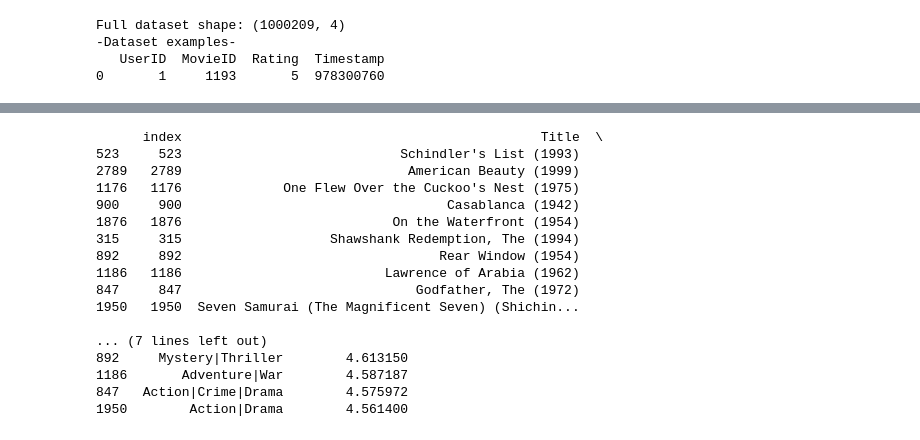
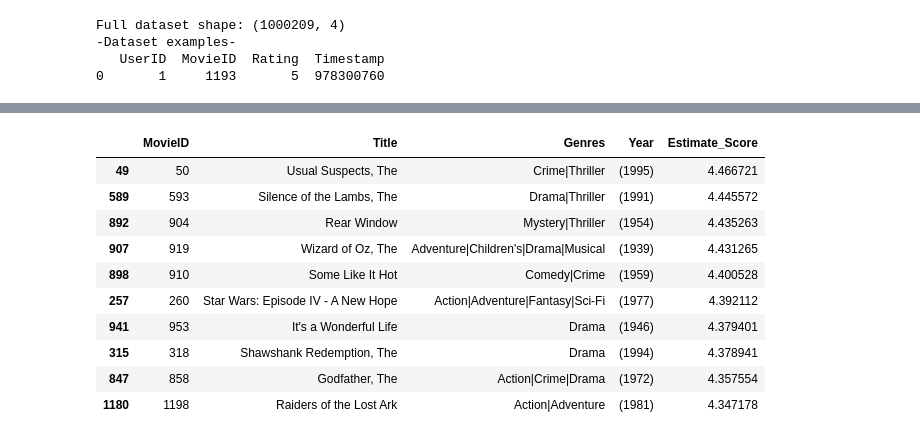
Before and after one commit to 10samarth/Movie-Recommendations, a Jupyter notebook: Notebook/Collaborative filtering.ipynb, the cells around one changed output, grey strips where cells are left out. Cells and saved outputs as stored; diff of their text form; code cells hidden in the pictures.

```diff
--- a/Notebook/Collaborative filtering.ipynb
+++ b/Notebook/Collaborative filtering.ipynb
@@ -303,0 +326,5 @@ reader = Reader()
+# %%
+df_new = movies.copy()
+df_new['Year'] = df_new['Title'].str[-6:]
+df_new['Title'] = df_new['Title'].str[:-7]
+df_new
@@ -332 +377,14 @@ Test time         0.86    1.64    1.38    1.25    1.41    1.31    0.26
+# %%
+def prediction(val):
+    user = df_new.copy()
+    user = user.reset_index()
+    user = user[~user['MovieID'].isin(drop_movie_list)]
+    data = Dataset.load_from_df(ratings[['UserID', 'MovieID', 'Rating']], reader)
+    trainset = data.build_full_trainset()
+    svd.fit(trainset)
+    user['Estimate_Score'] = user['MovieID'].apply(lambda x: svd.predict(val, x).est)
+    user = user.drop('index', axis = 1)
+    user = user.sort_values('Estimate_Score', ascending=False)
+    first_10 = user.head(10)
+    return first_10
 # %%
@@ -399,38 +405,14 @@ print(user_785314.head(10))
-# %%
-user_2000 = movies.copy()
-user_2000 = user_2000.reset_index()
-f = ['count','mean']
-df_movie_summary = dfcllb.groupby('MovieID')['Rating'].agg(f)
-df_movie_summary.index = df_movie_summary.index.map(int)
-movie_benchmark = round(df_movie_summary['count'].quantile(0.8),0)
-drop_movie_list = df_movie_summary[df_movie_summary['count'] < movie_benchmark].index
-user_2000 = user_2000[~user_2000['MovieID'].isin(drop_movie_list)]
-data = Dataset.load_from_df(ratings[['UserID', 'MovieID', 'Rating']], reader)
-
-trainset = data.build_full_trainset()
-svd.fit(trainset)
-
-user_2000['Estimate_Score'] = user_2000['MovieID'].apply(lambda x: svd.predict(2000, x).est)
-
-user_2000 = user_2000.drop('MovieID', axis = 1)
-
-user_2000 = user_2000.sort_values('Estimate_Score', ascending=False)
-print(user_2000.head(10))
-# %% [output]
-      index                                              Title  \
-523     523                            Schindler's List (1993)
-2789   2789                             American Beauty (1999)
-1176   1176             One Flew Over the Cuckoo's Nest (1975)
-900     900                                  Casablanca (1942)
-1876   1876                           On the Waterfront (1954)
-315     315                   Shawshank Redemption, The (1994)
-892     892                                 Rear Window (1954)
-1186   1186                          Lawrence of Arabia (1962)
-847     847                              Godfather, The (1972)
-1950   1950  Seven Samurai (The Magnificent Seven) (Shichin...
-
-... (7 lines left out)
-892     Mystery|Thriller        4.613150
-1186       Adventure|War        4.587187
-847   Action|Crime|Drama        4.575972
-1950        Action|Drama        4.561400
+# %%
+prediction(12)
+# %% [output]
+|  | MovieID | Title | Genres | Year | Estimate_Score |
+| 49 | 50 | Usual Suspects, The | Crime|Thriller | (1995) | 4.466721 |
+| 589 | 593 | Silence of the Lambs, The | Drama|Thriller | (1991) | 4.445572 |
+| 892 | 904 | Rear Window | Mystery|Thriller | (1954) | 4.435263 |
+| 907 | 919 | Wizard of Oz, The | Adventure|Children's|Drama|Musical | (1939) | 4.431265 |
+| 898 | 910 | Some Like It Hot | Comedy|Crime | (1959) | 4.400528 |
+| 257 | 260 | Star Wars: Episode IV - A New Hope | Action|Adventure|Fantasy|Sci-Fi | (1977) | 4.392112 |
+| 941 | 953 | It's a Wonderful Life | Drama | (1946) | 4.379401 |
+| 315 | 318 | Shawshank Redemption, The | Drama | (1994) | 4.378941 |
+| 847 | 858 | Godfather, The | Action|Crime|Drama | (1972) | 4.357554 |
+| 1180 | 1198 | Raiders of the Lost Ark | Action|Adventure | (1981) | 4.347178 |
```
Also changed, not shown: parts of 20 cells of this notebook.
